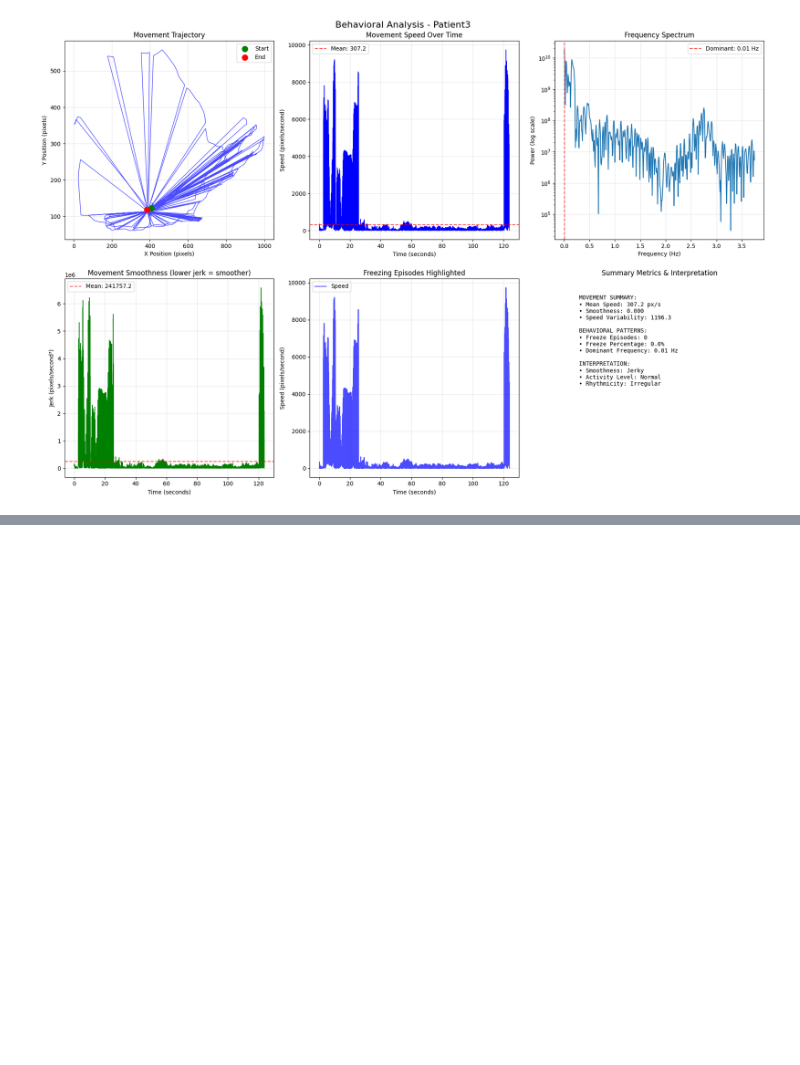
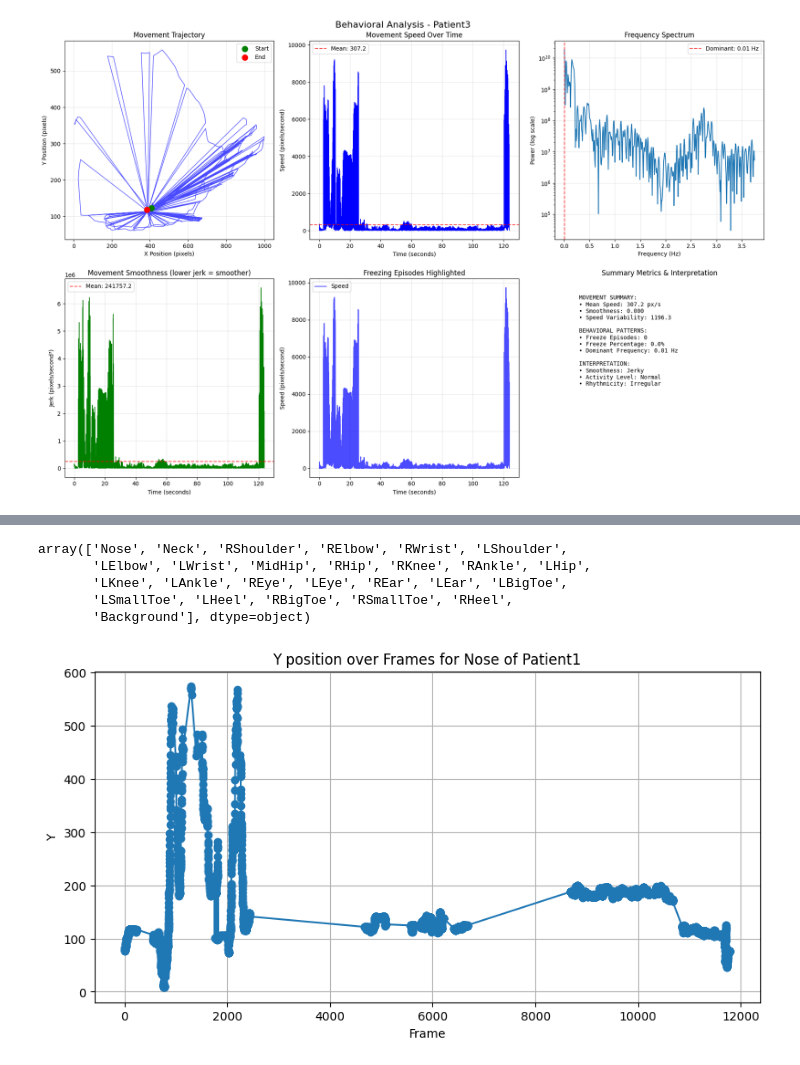
Before and after one commit to LiubovRev/sense_project, a Jupyter notebook: feature_extraction.ipynb, the cells around one changed output, grey strips where cells are left out. Drawn from its saved outputs; the diff is of its cells as text; code cells hidden in the pictures; blank space fills up the shorter version.

```diff
--- a/feature_extraction.ipynb
+++ b/feature_extraction.ipynb
@@ -1225,0 +909,26 @@ step7_create_visualizations(x, y, movement, freezing, frequency, 'Patient3')
+# %%
+df['Joint'].unique()
+# %% [output]
+array(['Nose', 'Neck', 'RShoulder', 'RElbow', 'RWrist', 'LShoulder',
+       'LElbow', 'LWrist', 'MidHip', 'RHip', 'RKnee', 'RAnkle', 'LHip',
+       'LKnee', 'LAnkle', 'REye', 'LEye', 'REar', 'LEar', 'LBigToe',
+       'LSmallToe', 'LHeel', 'RBigToe', 'RSmallToe', 'RHeel',
+       'Background'], dtype=object)
+# %%
+import matplotlib.pyplot as plt
+
+patient = 'Patient1'
+joint = 'Nose'
+
+df_filtered = df[(df['Patient'] == patient) &
+                          (df['Joint'] == joint)]
+# %%
+plt.figure(figsize=(10, 5))
+plt.plot(df_filtered['Frame'], df_filtered['Y'], marker='o', linestyle='-')
+plt.title(f'Y position over Frames for {joint} of {patient}')
+plt.xlabel('Frame')
+plt.ylabel('Y')
+plt.grid(True)
+plt.show()
+# %% [output]
+[figure, added]
```
Also changed, not shown: parts of 5 cells of this notebook.
